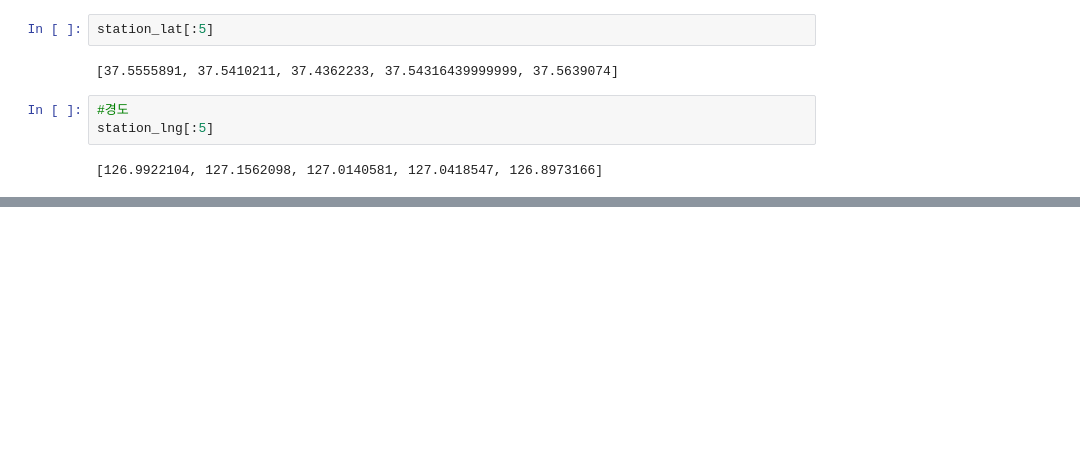
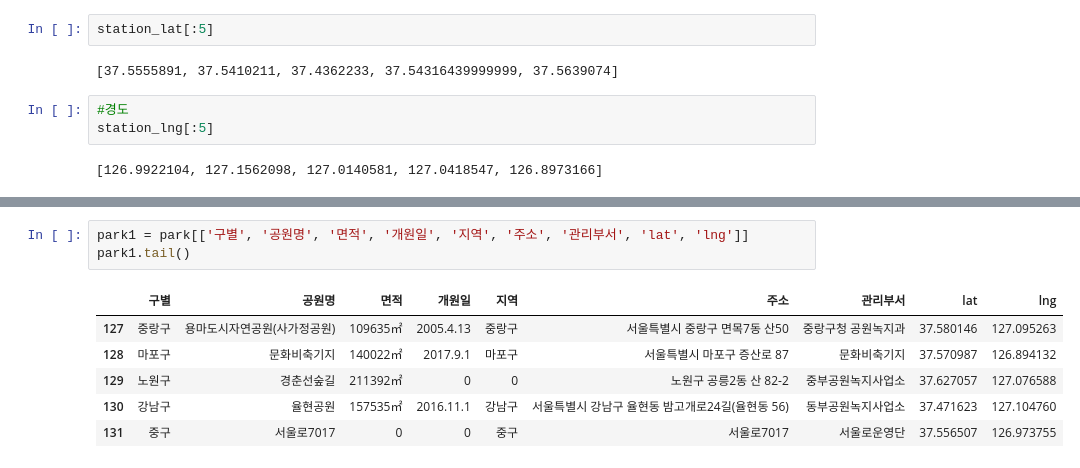
Before and after one commit to leele91/Data-Analysis-2020, a Jupyter notebook: 07.seoul/0004.공원.ipynb, the cells around one changed output, grey strips where cells are left out. Cells and saved outputs as stored; diff of their text form; blank space fills up the shorter version.

```diff
--- a/07.seoul/0004.공원.ipynb
+++ b/07.seoul/0004.공원.ipynb
@@ -322,3 +322,13 @@ park.head()
 | 2 | 서울대공원 | 9132690m² | 1984.5.1 | 과천시 | 경기도 과천시 대공원광장로 102 | 전략기획실 | 200994.267 | 437163.981 | 127.019847 | ... |
 | 3 | 서울숲 | 480994㎡ | 2005.6.18 | 성동구 | 서울특별시 성동구 뚝섬로 273 (성수동1가) | 서울숲 관리사무소 | 203695.432 | 449290.726 | 127.041798 | ... |
 | 4 | 월드컵공원 | 2284085㎡ | 2002.5.1 | 마포구 | 서울특별시 마포구 하늘공원로 84(월드컵공원) | 월드컵공원 | 190658.070 | 451598.831 | 126.878907 | ... |
+# %%
+park1 = park[['구별', '공원명', '면적', '개원일', '지역', '주소', '관리부서', 'lat', 'lng']]
+park1.tail()
+# %% [output]
+|  | 구별 | 공원명 | 면적 | 개원일 | 지역 | 주소 | 관리부서 | lat | lng |
+| 127 | 중랑구 | 용마도시자연공원(사가정공원) | 109635㎡ | 2005.4.13 | 중랑구 | 서울특별시 중랑구 면목7동 산50 | 중랑구청 공원녹지과 | 37.580146 | 127.095263 |
+| 128 | 마포구 | 문화비축기지 | 140022㎡ | 2017.9.1 | 마포구 | 서울특별시 마포구 증산로 87 | 문화비축기지 | 37.570987 | 126.894132 |
+| 129 | 노원구 | 경춘선숲길 | 211392㎡ | 0 | 0 | 노원구 공릉2동 산 82-2 | 중부공원녹지사업소 | 37.627057 | 127.076588 |
+| 130 | 강남구 | 율현공원 | 157535㎡ | 2016.11.1 | 강남구 | 서울특별시 강남구 율현동 밤고개로24길(율현동 56) | 동부공원녹지사업소 | 37.471623 | 127.104760 |
+| 131 | 중구 | 서울로7017 | 0 | 0 | 중구 | 서울로7017 | 서울로운영단 | 37.556507 | 126.973755 |
```
Also changed, not shown: parts of 6 cells of this notebook.
